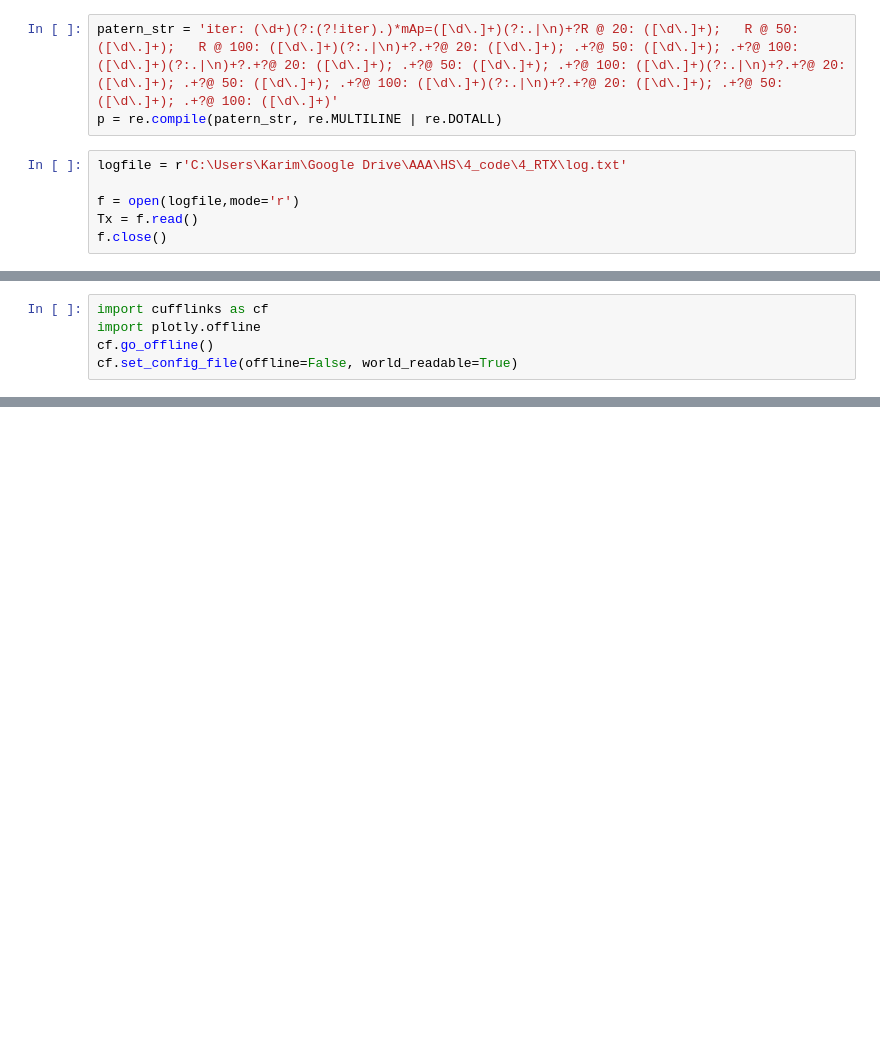
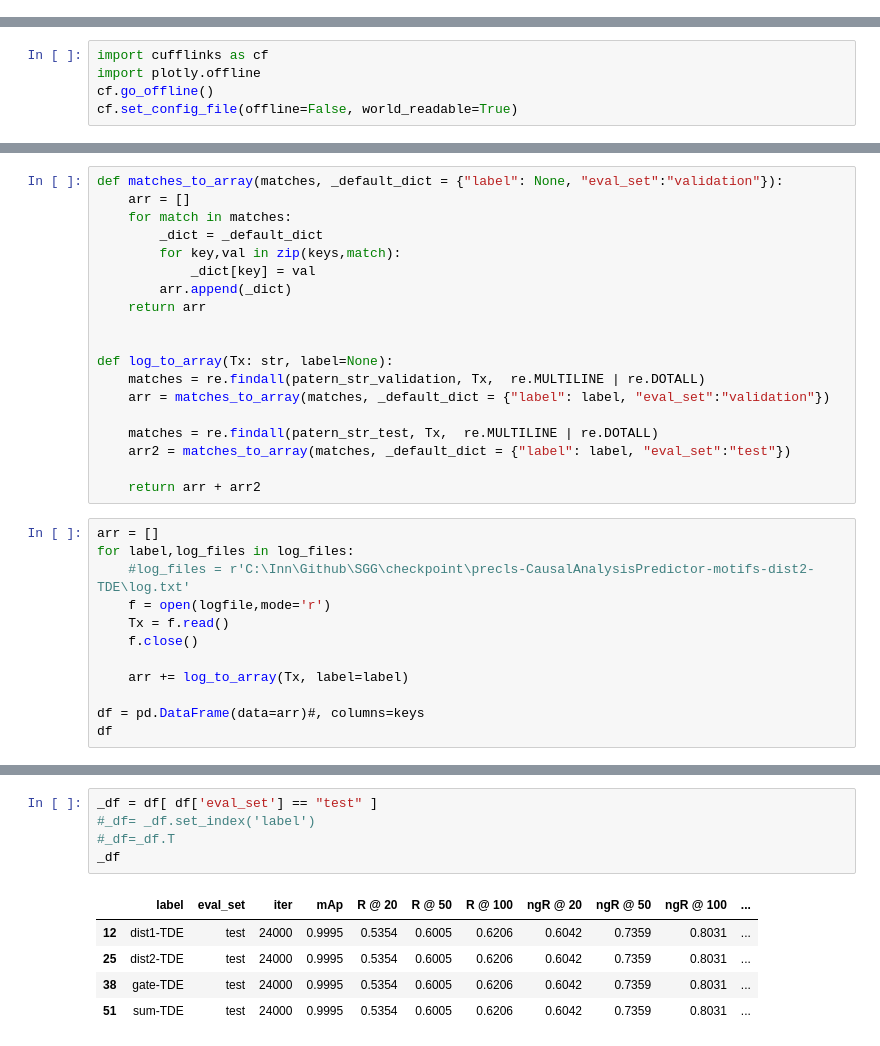
Before and after one commit to Karim-53/SGG, a Jupyter notebook: score Viz.ipynb, the cells around one changed output, grey strips where cells are left out. Cells and saved outputs as stored; diff of their text form; blank space fills up the shorter version.

```diff
--- a/score Viz.ipynb
+++ b/score Viz.ipynb
@@ -2,12 +2,3 @@
 import numpy as np
 import pandas as pd
 import re
-# %%
-patern_str = 'iter: (\d+)(?:(?!iter).)*mAp=([\d\.]+)(?:.|\n)+?R @ 20: ([\d\.]+);   R @ 50: ([\d\.]+);   R @ 100: ([\d\.]+)(?:.|\n)+?.+?@ 20: ([\d\.]+); .+?@ 50: ([\d\.]+); .+?@ 100: ([\d\.]+)(?:.|\n)+?.+?@ 20: ([\d\.]+); .+?@ 50: ([\d\.]+); .+?@ 100: ([\d\.]+)(?:.|\n)+?.+?@ 20: ([\d\.]+); .+?@ 50: ([\d\.]+); .+?@ 100: ([\d\.]+)(?:.|\n)+?.+?@ 20: ([\d\.]+); .+?@ 50: ([\d\.]+); .+?@ 100: ([\d\.]+)'
-p = re.compile(patern_str, re.MULTILINE | re.DOTALL)
-# %%
-logfile = r'C:\Users\Karim\Google Drive\AAA\HS\4_code\4_RTX\log.txt'
-
-f = open(logfile,mode='r')
-Tx = f.read()
-f.close()
@@ -49,0 +44,31 @@ cf.set_config_file(offline=False, world_readable=True)
+# %%
+def matches_to_array(matches, _default_dict = {"label": None, "eval_set":"validation"}):
+    arr = []
+    for match in matches:
+        _dict = _default_dict
+        for key,val in zip(keys,match):
+            _dict[key] = val
+        arr.append(_dict)
+    return arr
+
+
+def log_to_array(Tx: str, label=None):
+    matches = re.findall(patern_str_validation, Tx,  re.MULTILINE | re.DOTALL)
+    arr = matches_to_array(matches, _default_dict = {"label": label, "eval_set":"validation"})
+
+    matches = re.findall(patern_str_test, Tx,  re.MULTILINE | re.DOTALL)
+    arr2 = matches_to_array(matches, _default_dict = {"label": label, "eval_set":"test"})
+
+    return arr + arr2
+# %%
+arr = []
+for label,log_files in log_files:
+    #log_files = r'C:\Inn\Github\SGG\checkpoint\precls-CausalAnalysisPredictor-motifs-dist2-TDE\log.txt'
+    f = open(logfile,mode='r')
+    Tx = f.read()
+    f.close()
+
+    arr += log_to_array(Tx, label=label)
+
+df = pd.DataFrame(data=arr)#, columns=keys
+df
@@ -49,0 +93,11 @@ cf.set_config_file(offline=False, world_readable=True)
+# %%
+_df = df[ df['eval_set'] == "test" ]
+#_df= _df.set_index('label')
+#_df=_df.T
+_df
+# %% [output]
+|  | label | eval_set | iter | mAp | R @ 20 | R @ 50 | R @ 100 | ngR @ 20 | ngR @ 50 | ngR @ 100 | ... |
+| 12 | dist1-TDE | test | 24000 | 0.9995 | 0.5354 | 0.6005 | 0.6206 | 0.6042 | 0.7359 | 0.8031 | ... |
+| 25 | dist2-TDE | test | 24000 | 0.9995 | 0.5354 | 0.6005 | 0.6206 | 0.6042 | 0.7359 | 0.8031 | ... |
+| 38 | gate-TDE | test | 24000 | 0.9995 | 0.5354 | 0.6005 | 0.6206 | 0.6042 | 0.7359 | 0.8031 | ... |
+| 51 | sum-TDE | test | 24000 | 0.9995 | 0.5354 | 0.6005 | 0.6206 | 0.6042 | 0.7359 | 0.8031 | ... |
```
Also changed, not shown: parts of 6 cells of this notebook.
